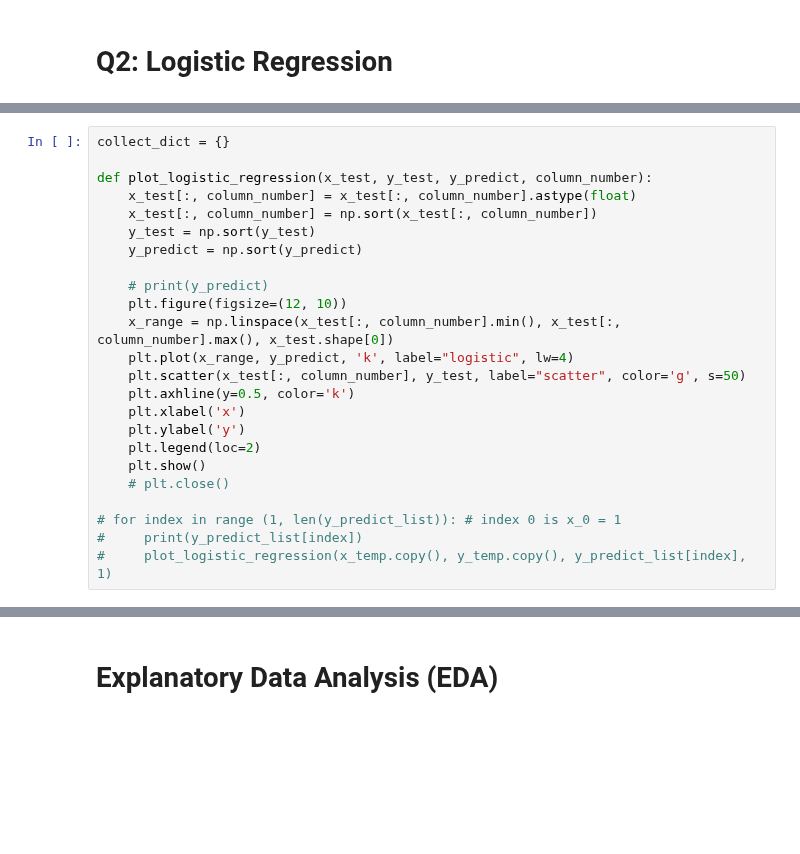
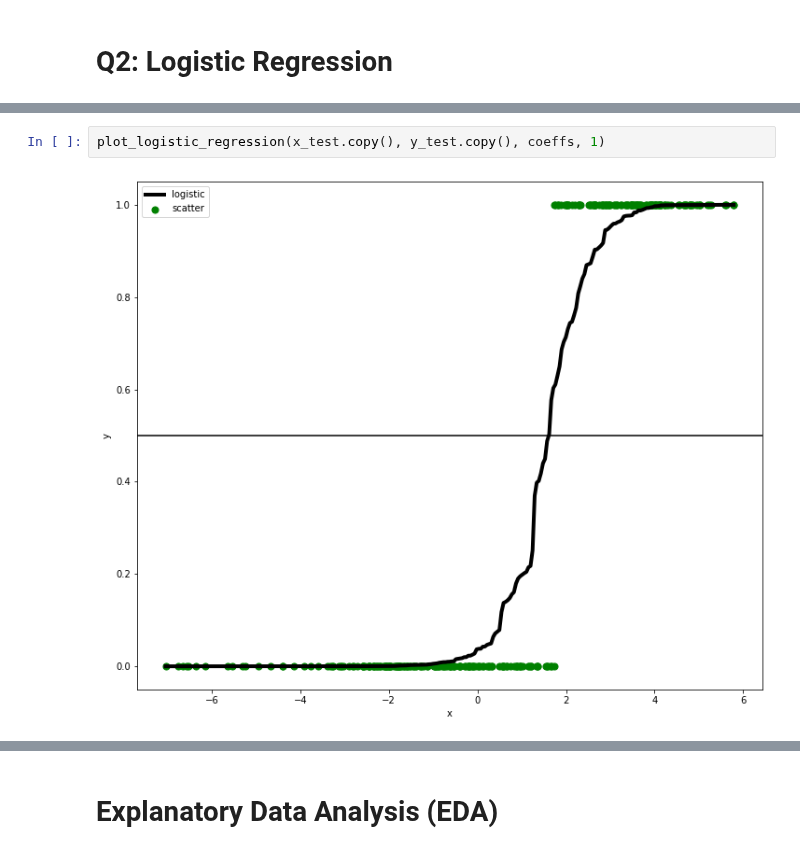
Before and after one commit to a-m-kyp/ML-HW, a Jupyter notebook: HW#2.ipynb, the cells around one changed output, grey strips where cells are left out. Cells and saved outputs as stored; diff of their text form; blank space fills up the shorter version.

```diff
--- a/HW#2.ipynb
+++ b/HW#2.ipynb
@@ -1001,24 +1029,0 @@ y_predict_list, alpha_lambda_list, loss_list = predict(x_temp, report_dict, thet
-# %%
-collect_dict = {}
-
-def plot_logistic_regression(x_test, y_test, y_predict, column_number):
-    x_test[:, column_number] = x_test[:, column_number].astype(float)
-    x_test[:, column_number] = np.sort(x_test[:, column_number])
-    y_test = np.sort(y_test)
-    y_predict = np.sort(y_predict)
-
-    # print(y_predict)
-    plt.figure(figsize=(12, 10))
-    x_range = np.linspace(x_test[:, column_number].min(), x_test[:, column_number].max(), x_test.shape[0])
-    plt.plot(x_range, y_predict, 'k', label="logistic", lw=4)
-    plt.scatter(x_test[:, column_number], y_test, label="scatter", color='g', s=50)
-    plt.axhline(y=0.5, color='k')
-    plt.xlabel('x')
-    plt.ylabel('y')
-    plt.legend(loc=2)
-    plt.show()
-    # plt.close()
-
-# for index in range (1, len(y_predict_list)): # index 0 is x_0 = 1
-#     print(y_predict_list[index])
-#     plot_logistic_regression(x_temp.copy(), y_temp.copy(), y_predict_list[index], 1)
@@ -1277,0 +1030,4 @@ NameError: name 'df_cv' is not defined
+# %%
+plot_logistic_regression(x_test.copy(), y_test.copy(), coeffs, 1)
+# %% [output]
+[figure, added]
```
Also changed, not shown: parts of 15 cells of this notebook, 1 other file.
